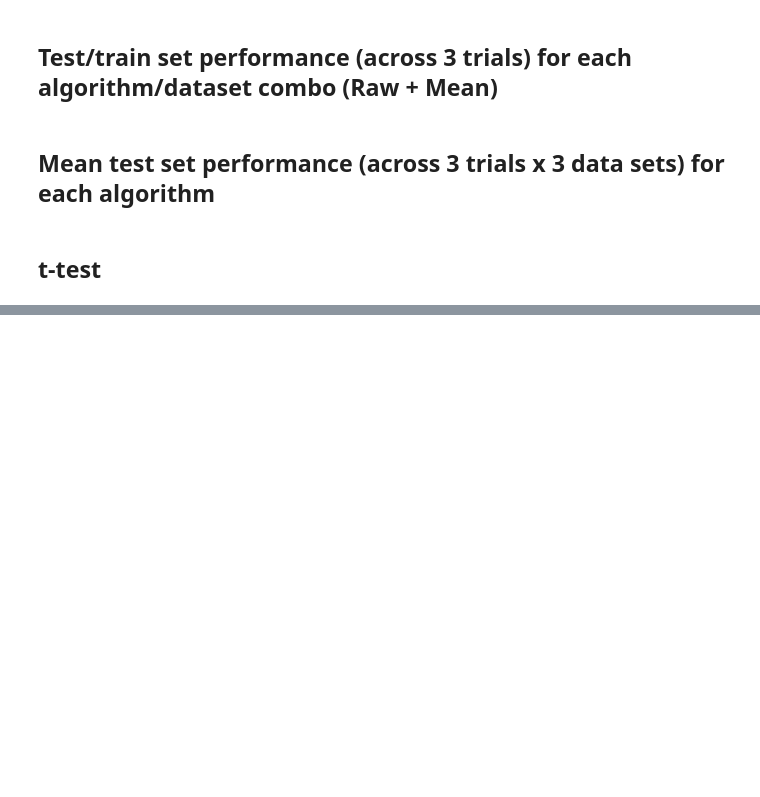
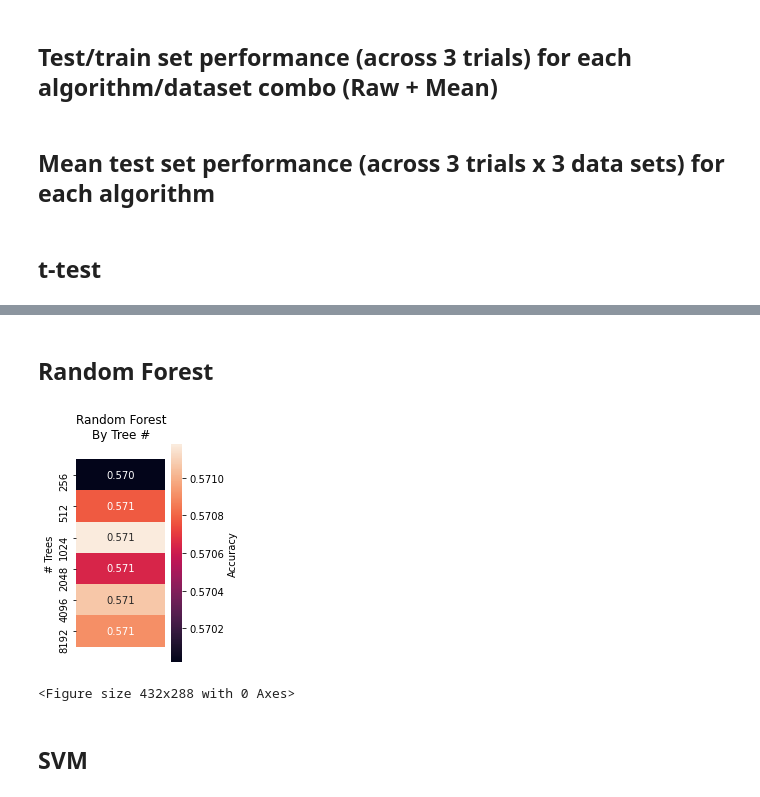
Before and after one commit to mlmabie/classifiercomparison, a Jupyter notebook: src/analysis.ipynb, the cells around one changed output, grey strips where cells are left out. Drawn from its saved outputs; the diff is of its cells as text; code cells hidden in the pictures; blank space fills up the shorter version.

```diff
--- a/src/analysis.ipynb
+++ b/src/analysis.ipynb
@@ -174,0 +272,18 @@ for best_metric, best_values in best_algo_3_dict.items():
+# %% [markdown]
+## Random Forest
+# %%
+# Gets the list of validation performance for each paremeter combo across all data sets and trials for Random Forest
+rf_validation_means = get_mean(*[data_dict[('RandomForestClassifier', dataset)][(dataset, i)]['cv_results']['mean_test_score']
+                    for dataset in DATASETS for i in range(3)])[:-1]
+
+rf_params = [str(value) for value in [256, 512, 1024, 2048, 4096, 8192]]
+draw_heatmap_1d(accuracies=np.array(rf_validation_means).reshape(6,1),
+             params=rf_params,
+             title='Random Forest\nBy Tree #',
+             ylabel='# Trees',
+             save_loc='../images/RandomForestClassifier/RandomForestClassifier_trees.png')
+# %% [output]
+[figure, added]
+<Figure size 432x288 with 0 Axes>
+# %% [markdown]
+## SVM
```
Also changed, not shown: parts of 14 cells of this notebook.
